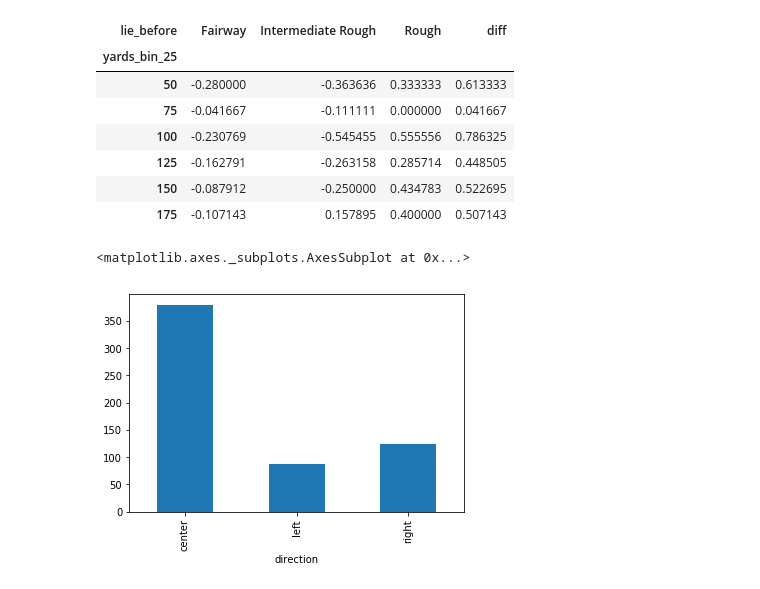
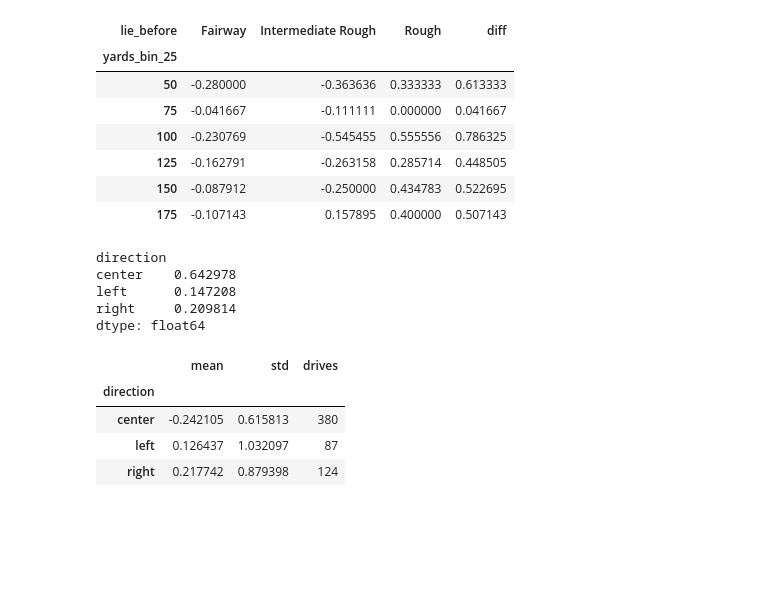
Before and after one commit to brendansudol/golf-moneyball, a Jupyter notebook: notebooks/explore.ipynb, the cells around one changed output. Saved outputs shown, nothing was run; the diff lists cells and outputs as text; code cells hidden in the pictures; blank space fills up the shorter version.

```diff
--- a/notebooks/explore.ipynb
+++ b/notebooks/explore.ipynb
@@ -372,7 +392,23 @@ scoring
 locs = ['center', 'left', 'right']
 drives = df.query('club == "driver" & direction == {}'.format(locs)).copy()
 
-drives.groupby('direction').size().plot(kind='bar')
+g = drives.groupby('direction')
+g.size() / g.size().sum()
 # %% [output]
-<matplotlib.axes._subplots.AxesSubplot at 0x...>
+direction
+center    0.642978
+left      0.147208
+right     0.209814
+dtype: float64
-[figure, removed]
+# %%
+g['score_norm'].agg({
+    'mean': np.mean,
+    'std': np.std,
+    'drives': len,
+})
+# %% [output]
+|  | mean | std | drives |
+| direction |  |  |  |
+| center | -0.242105 | 0.615813 | 380 |
+| left | 0.126437 | 1.032097 | 87 |
+| right | 0.217742 | 0.879398 | 124 |
```
Also changed, not shown: parts of 5 cells of this notebook.
